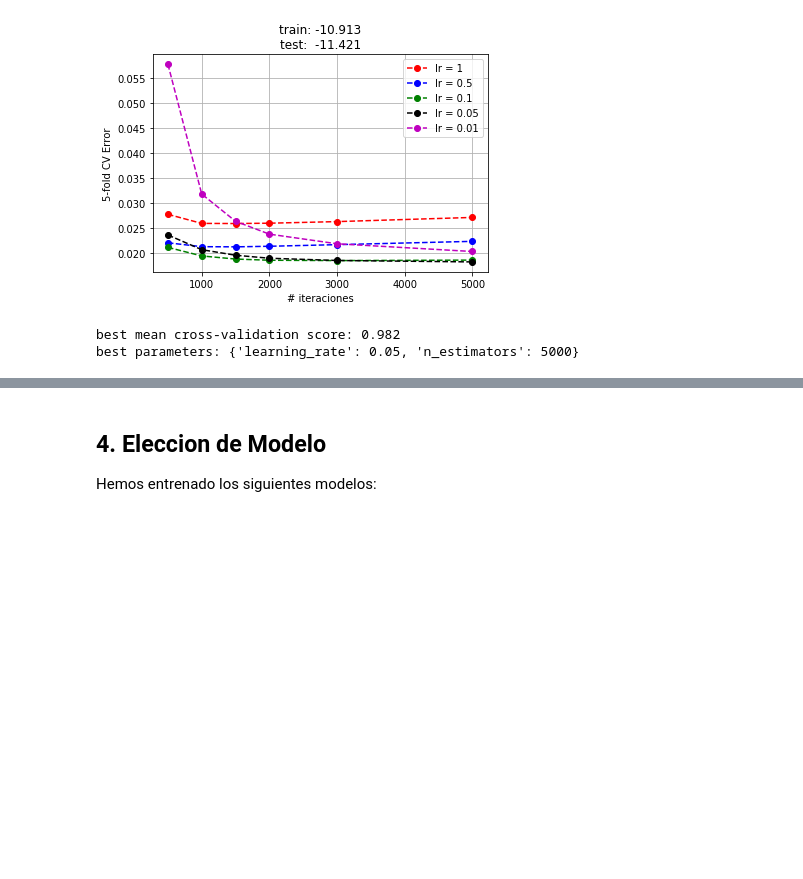
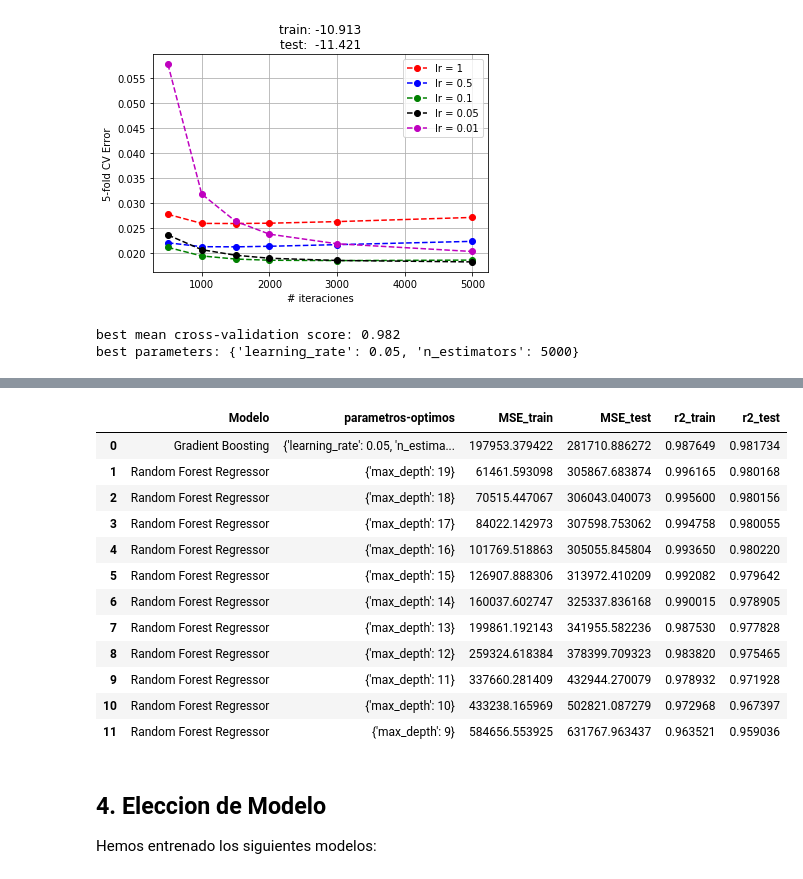
Before and after one commit to unaiherran/mod-machine-learning, a Jupyter notebook: diamonds_regresion.ipynb, the cells around one changed output, grey strips where cells are left out. Drawn from its saved outputs; the diff is of its cells as text; code cells hidden in the pictures; blank space fills up the shorter version.

Commit message:
Eleccion final de modelo Regresion

```diff
--- a/diamonds_regresion.ipynb
+++ b/diamonds_regresion.ipynb
@@ -663,0 +676,10 @@ plt.show()
+# %%
+tuned_parameters = {'learning_rate': 0.05, 'n_estimators': 5000, 'max_depth':3}
+
+maxDepth = tuned_parameters['max_depth']
+learning_rate = tuned_parameters['learning_rate']
+n_estimators = tuned_parameters['n_estimators']
+
+gb = GradientBoostingRegressor(random_state=0, max_depth=maxDepth,learning_rate = learning_rate,
+                                n_estimators= n_estimators)
+gb.fit(X_train_S,y_train)
@@ -664,3 +694,29 @@ plt.show()
+# %%
+ytrainGB = gb.predict(X_train_S)
+ytestGB  = gb.predict(X_test_S)
+
+mseTrain = mean_squared_error(y_train,ytrainGB)
+mseTest = mean_squared_error(y_test,ytestGB)
+
+r2train = gb.score(X_train_S, y_train)
+r2test = gb.score(X_test_S, y_test)
+
+resultado = ["Gradient Boosting", tuned_parameters, mseTrain, mseTest, r2train, r2test]
+add_row(resultadosModelo, resultado)
+# %% [output]
+|  | Modelo | parametros-optimos | MSE_train | MSE_test | r2_train | r2_test |
+| 0 | Gradient Boosting | {'learning_rate': 0.05, 'n_estima... | 197953.379422 | 281710.886272 | 0.987649 | 0.981734 |
+| 1 | Random Forest Regressor | {'max_depth': 19} | 61461.593098 | 305867.683874 | 0.996165 | 0.980168 |
+| 2 | Random Forest Regressor | {'max_depth': 18} | 70515.447067 | 306043.040073 | 0.995600 | 0.980156 |
+| 3 | Random Forest Regressor | {'max_depth': 17} | 84022.142973 | 307598.753062 | 0.994758 | 0.980055 |
+| 4 | Random Forest Regressor | {'max_depth': 16} | 101769.518863 | 305055.845804 | 0.993650 | 0.980220 |
+| 5 | Random Forest Regressor | {'max_depth': 15} | 126907.888306 | 313972.410209 | 0.992082 | 0.979642 |
+| 6 | Random Forest Regressor | {'max_depth': 14} | 160037.602747 | 325337.836168 | 0.990015 | 0.978905 |
+| 7 | Random Forest Regressor | {'max_depth': 13} | 199861.192143 | 341955.582236 | 0.987530 | 0.977828 |
+| 8 | Random Forest Regressor | {'max_depth': 12} | 259324.618384 | 378399.709323 | 0.983820 | 0.975465 |
+| 9 | Random Forest Regressor | {'max_depth': 11} | 337660.281409 | 432944.270079 | 0.978932 | 0.971928 |
+| 10 | Random Forest Regressor | {'max_depth': 10} | 433238.165969 | 502821.087279 | 0.972968 | 0.967397 |
+| 11 | Random Forest Regressor | {'max_depth': 9} | 584656.553925 | 631767.963437 | 0.963521 | 0.959036 |
 # %% [markdown]
 ## 4. Eleccion de Modelo
 Hemos entrenado los siguientes modelos:
```
Also changed, not shown: parts of 7 cells of this notebook.
